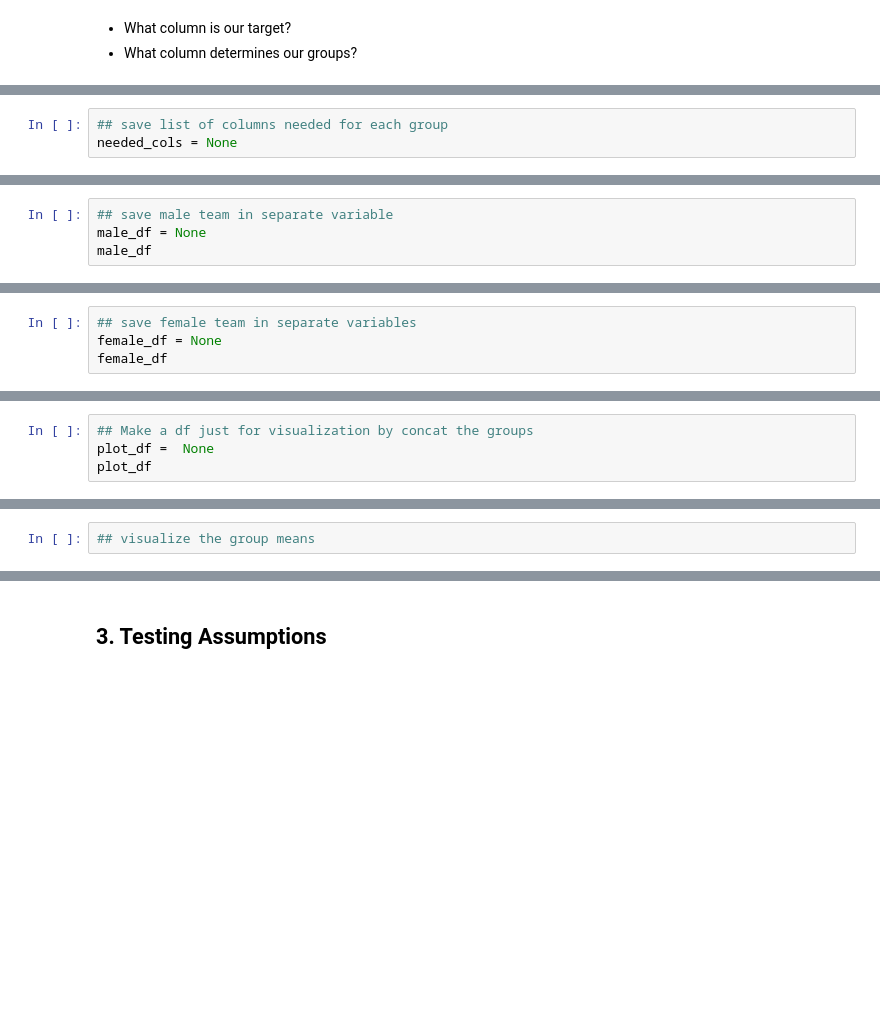
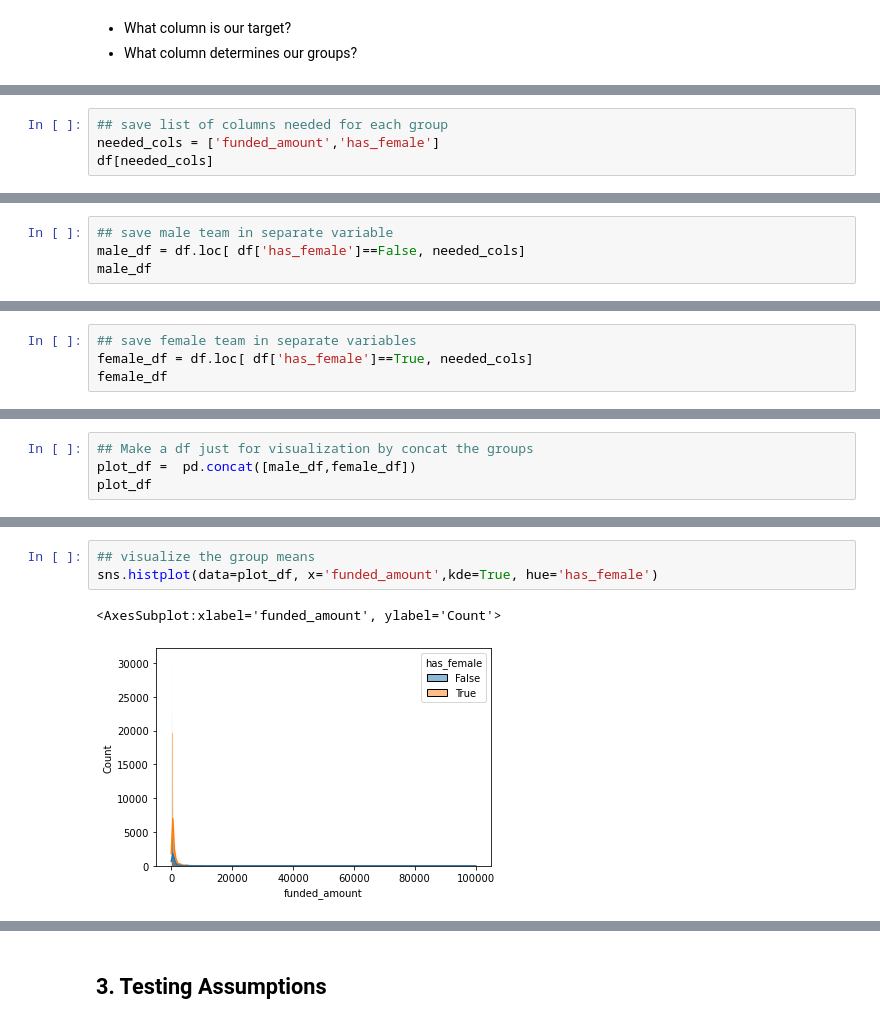
Before and after one commit to coding-dojo-data-science/data-enrichment-wk15-lect02-activity, a Jupyter notebook: Class-Wk15-L02-Hypothesis-Testing.ipynb, the cells around one changed output, grey strips where cells are left out. Saved outputs shown, nothing was run; the diff lists cells and outputs as text; blank space fills up the shorter version.

```diff
--- a/Class-Wk15-L02-Hypothesis-Testing.ipynb
+++ b/Class-Wk15-L02-Hypothesis-Testing.ipynb
@@ -67,3 +141,4 @@ df.head()
 # %%
 ## save list of columns needed for each group
-needed_cols = None
+needed_cols = ['funded_amount','has_female']
+df[needed_cols]
@@ -70,4 +162,4 @@ needed_cols = None
 # %%
 ## save male team in separate variable
-male_df = None
+male_df = df.loc[ df['has_female']==False, needed_cols]
 male_df
@@ -74,4 +181,4 @@ male_df
 # %%
 ## save female team in separate variables
-female_df = None
+female_df = df.loc[ df['has_female']==True, needed_cols]
 female_df
@@ -78,4 +200,4 @@ female_df
 # %%
 ## Make a df just for visualization by concat the groups
-plot_df =  None
+plot_df =  pd.concat([male_df,female_df])
 plot_df
@@ -82,2 +219,6 @@ plot_df
 # %%
 ## visualize the group means
+sns.histplot(data=plot_df, x='funded_amount',kde=True, hue='has_female')
+# %% [output]
+<AxesSubplot:xlabel='funded_amount', ylabel='Count'>
+[figure, added]
```
Also changed, not shown: parts of 50 cells of this notebook.
